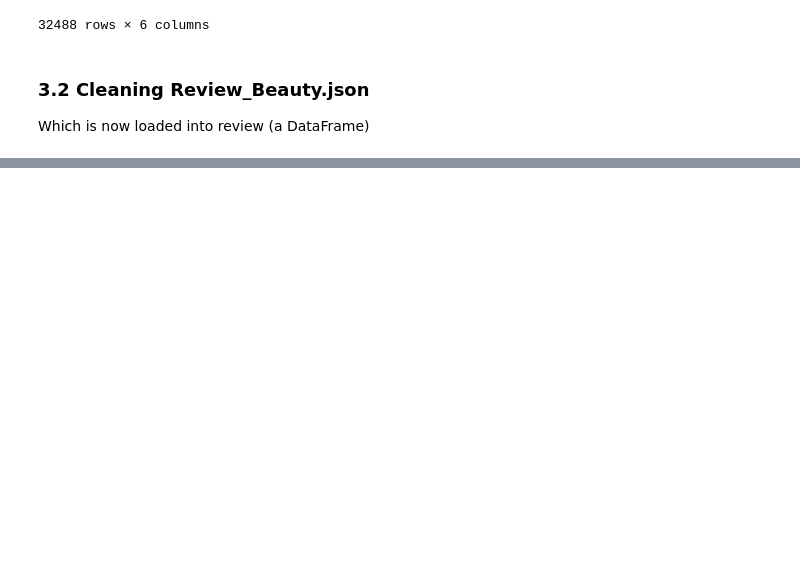
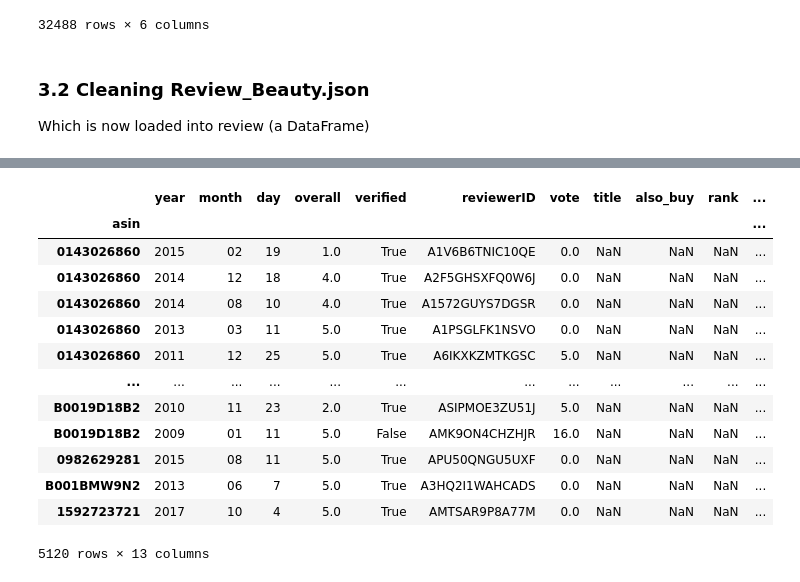
Before and after one commit to BingQuanChua/Amazon-Product-Analysis, a Jupyter notebook: Data Science Project.ipynb, the cells around one changed output, grey strips where cells are left out. Drawn from its saved outputs; the diff is of its cells as text; code cells hidden in the pictures; blank space fills up the shorter version.

```diff
--- a/Data Science Project.ipynb
+++ b/Data Science Project.ipynb
@@ -342,0 +315,19 @@ dfMergedInner
+# %%
+dfMergedOuter2 = (pd.DataFrame.merge(final_table, product_table, on ='asin', how='outer' , indicator=True)).set_index("asin")
+dfMergedOuterReviewOnly = dfMergedOuter2[dfMergedOuter2['_merge'] == 'left_only']
+dfMergedOuterReviewOnly
+# %% [output]
+|  | year | month | day | overall | verified | reviewerID | vote | title | also_buy | rank | ... |
+| asin |  |  |  |  |  |  |  |  |  |  | ... |
+| 0143026860 | 2015 | 02 | 19 | 1.0 | True | A1V6B6TNIC10QE | 0.0 | NaN | NaN | NaN | ... |
+| 0143026860 | 2014 | 12 | 18 | 4.0 | True | A2F5GHSXFQ0W6J | 0.0 | NaN | NaN | NaN | ... |
+| 0143026860 | 2014 | 08 | 10 | 4.0 | True | A1572GUYS7DGSR | 0.0 | NaN | NaN | NaN | ... |
+| 0143026860 | 2013 | 03 | 11 | 5.0 | True | A1PSGLFK1NSVO | 0.0 | NaN | NaN | NaN | ... |
+| 0143026860 | 2011 | 12 | 25 | 5.0 | True | A6IKXKZMTKGSC | 5.0 | NaN | NaN | NaN | ... |
+| ... | ... | ... | ... | ... | ... | ... | ... | ... | ... | ... | ... |
+| B0019D18B2 | 2010 | 11 | 23 | 2.0 | True | ASIPMOE3ZU51J | 5.0 | NaN | NaN | NaN | ... |
+| B0019D18B2 | 2009 | 01 | 11 | 5.0 | False | AMK9ON4CHZHJR | 16.0 | NaN | NaN | NaN | ... |
+| 0982629281 | 2015 | 08 | 11 | 5.0 | True | APU50QNGU5UXF | 0.0 | NaN | NaN | NaN | ... |
+| B001BMW9N2 | 2013 | 06 | 7 | 5.0 | True | A3HQ2I1WAHCADS | 0.0 | NaN | NaN | NaN | ... |
+| 1592723721 | 2017 | 10 | 4 | 5.0 | True | AMTSAR9P8A77M | 0.0 | NaN | NaN | NaN | ... |
+5120 rows × 13 columns
```
Also changed, not shown: parts of 7 cells of this notebook.
